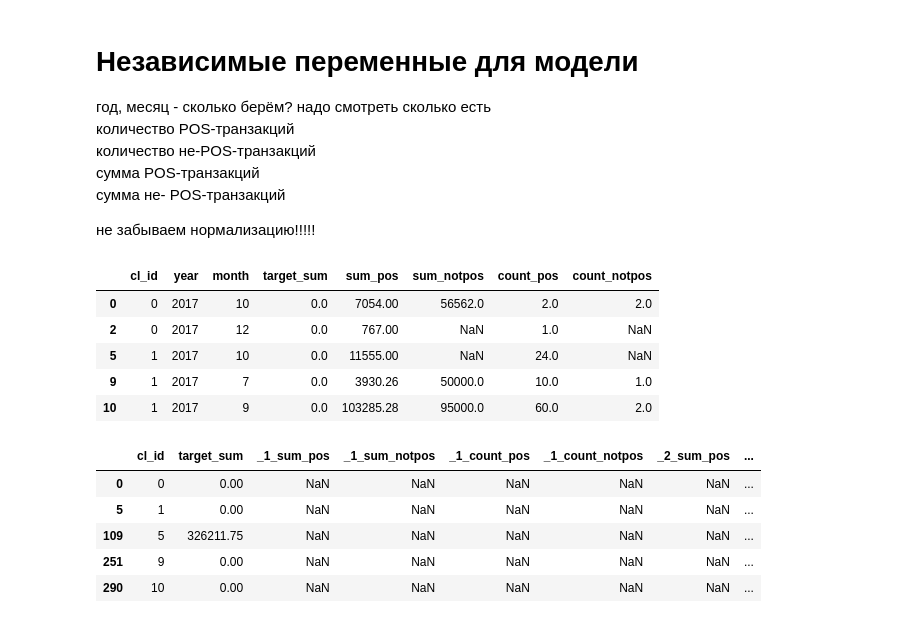
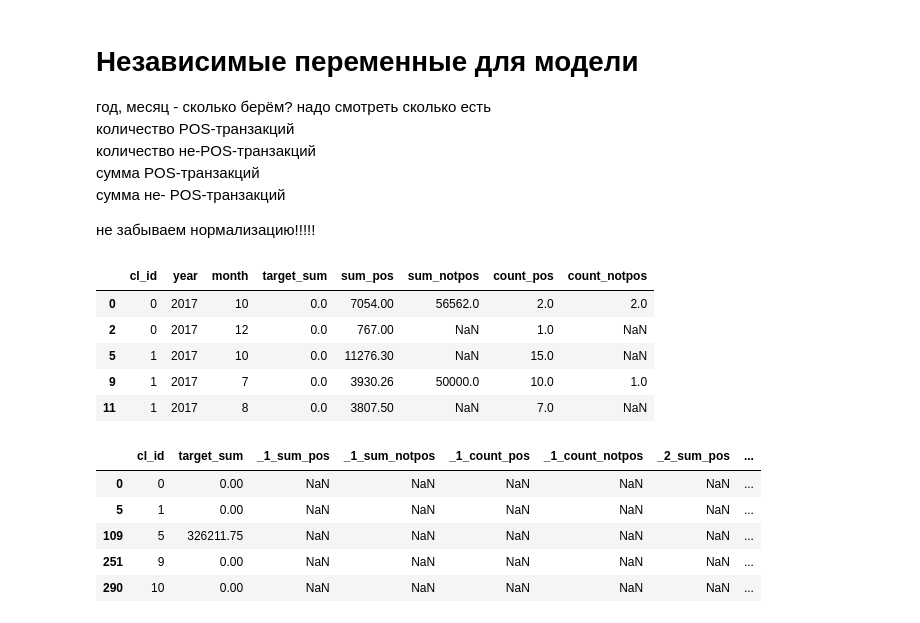
Before and after one commit to Hitriihoma/Machine-learning-course-task, a Jupyter notebook: Zubarev ML черновик.ipynb, the cells around one changed output. Drawn from its saved outputs; the diff is of its cells as text; code cells hidden in the pictures.

```diff
--- a/Zubarev ML черновик.ipynb
+++ b/Zubarev ML черновик.ipynb
@@ -115,37 +117,38 @@ memory usage: 33.7+ MB
 не забываем нормализацию!!!!!
 # %%
 # Входные сырые данные + колонки
+train = train[train['currency'] == 810]
 train = MakeDateYearMonth(train, 'PERIOD')
 group_list = ['cl_id', 'year', 'month']
 ser_ts_sum = train[['cl_id', 'target_sum', 'year', 'month']].groupby(by=['cl_id', 'year', 'month']).first().astype('float64')
 ser_pos_amount_sum = groupbysum(train[train['trx_category'] == 'POS'][['cl_id', 'amount', 'year', 'month']],
                        group_list,
                        'amount',
                        'sum_pos')
 ser_notpos_amount_sum = groupbysum(train[train['trx_category'] != 'POS'][['cl_id', 'amount', 'year', 'month']],
                        group_list,
                        'amount',
                        'sum_notpos')
 ser_pos_count = groupbycount(train[train['trx_category'] == 'POS'][['cl_id', 'target_sum', 'year', 'month']],
                        group_list,
                        'target_sum',
                        'count_pos')
 ser_notpos_count = groupbycount(train[train['trx_category'] != 'POS'][['cl_id', 'target_sum', 'year', 'month']],
                        group_list,
                        'target_sum',
                        'count_notpos')
 
 train = DfLeftJoinSer(train.drop(axis=1, labels=['PERIOD','MCC', 'channel_type', 'currency', 'TRDATETIME', 'amount', 'trx_category', 'target_sum']).drop_duplicates(),
                       [ser_ts_sum, ser_pos_amount_sum, ser_notpos_amount_sum, ser_pos_count, ser_notpos_count],
                       ['cl_id', 'year', 'month'])
 train.head()
 # %% [output]
 |  | cl_id | year | month | target_sum | sum_pos | sum_notpos | count_pos | count_notpos |
 | 0 | 0 | 2017 | 10 | 0.0 | 7054.00 | 56562.0 | 2.0 | 2.0 |
 | 2 | 0 | 2017 | 12 | 0.0 | 767.00 | NaN | 1.0 | NaN |
-| 5 | 1 | 2017 | 10 | 0.0 | 11555.00 | NaN | 24.0 | NaN |
+| 5 | 1 | 2017 | 10 | 0.0 | 11276.30 | NaN | 15.0 | NaN |
 | 9 | 1 | 2017 | 7 | 0.0 | 3930.26 | 50000.0 | 10.0 | 1.0 |
-| 10 | 1 | 2017 | 9 | 0.0 | 103285.28 | 95000.0 | 60.0 | 2.0 |
+| 11 | 1 | 2017 | 8 | 0.0 | 3807.50 | NaN | 7.0 | NaN |
 # %%
 # Через промедуточный датафрейм
 # train_transformed
```
Also changed, not shown: parts of 30 cells of this notebook.
